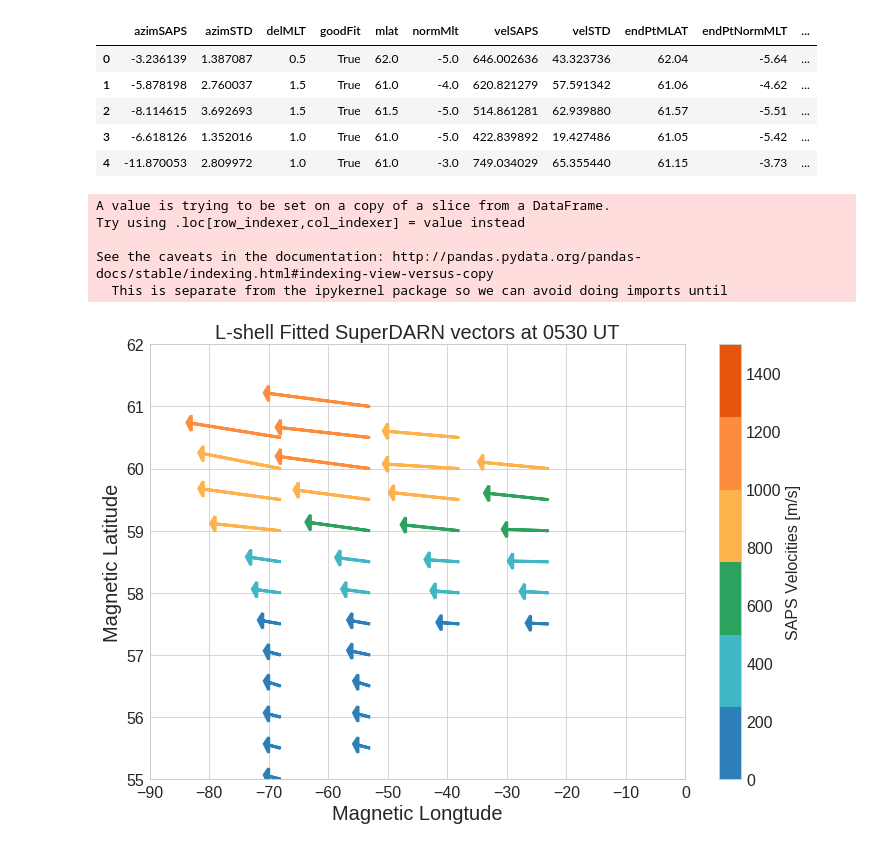
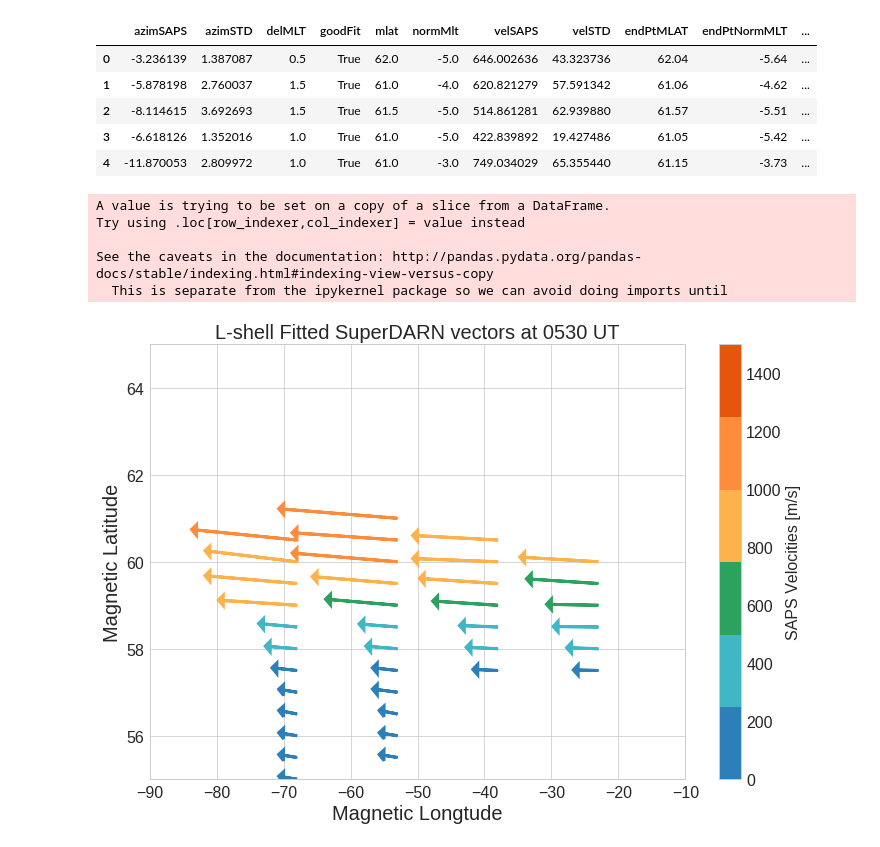
Before and after one commit to bharatreddy/steve, a Jupyter notebook: ipy/sd_vels.ipynb, the cells around one changed output. Drawn from its saved outputs; the diff is of its cells as text; code cells hidden in the pictures.

```diff
--- a/ipy/sd_vels.ipynb
+++ b/ipy/sd_vels.ipynb
@@ -380,33 +380,33 @@ lshellPlot = ax.scatter( x=selSapsDF["Mlon"], y=selSapsDF["mlat"],\
 colNorm = Normalize( vmin=velMagnScale[0], vmax=velMagnScale[1] )
 for currMLTend, currmlatend, currMLTbgn, currmlatbgn, currVel in\
         zip( plotMLTends, plotmlatends, plotMLTbegins, plotmlatbegins, plotVelMagns ) :
         # get a appropriate color for each bar
         currCol = seaMap( colNorm(currVel) )
 #         ax.plot( [currMLTbgn, currMLTend], [ currmlatbgn, currmlatend ], color=currCol )
         ax.arrow( currMLTbgn, currmlatbgn, currMLTend-currMLTbgn, currmlatend-currmlatbgn,\
                  head_width=0.25, head_length=0.75, fc=currCol, ec=currCol, lw=3.)
 
-ax.set_xlim( [-90,0] )
-ax.set_ylim( [ 55., 62. ] )
+ax.set_xlim( [-90,-10] )
+ax.set_ylim( [ 55., 65. ] )
 ax.set_ylabel( "Magnetic Latitude", fontsize=20 )
 ax.set_xlabel( "Magnetic Longtude", fontsize=20 )
 ax.set_title("L-shell Fitted SuperDARN vectors at " +\
              selTime.strftime("%H%M") + " UT", fontsize=20)
 
 ax.tick_params(labelsize=16)
 cb = plt.colorbar(lshellPlot, ax=ax, cmap=seaMap)
 cb.ax.tick_params(labelsize=16)
 cb.ax.set_ylabel('SAPS Velocities [m/s]', fontsize=16)
 # cax = fig.add_axes([0.27, 0.8, 0.5, 0.05])
 # fig.colorbar(lshellPlot, cax=cax, orientation='horizontal')
 
 f.savefig("../plots/lshell-" +\
             selTime.strftime("%Y%m%d") +\
             ".pdf" ,bbox_inches='tight')
 # %% [output]
 A value is trying to be set on a copy of a slice from a DataFrame.
 Try using .loc[row_indexer,col_indexer] = value instead
 
 See the caveats in the documentation: http://pandas.pydata.org/pandas-docs/stable/indexing.html#indexing-view-versus-copy
   This is separate from the ipykernel package so we can avoid doing imports until
-[figure, old version]
+[figure, new version]
```
Also changed, not shown: 5 other files.
